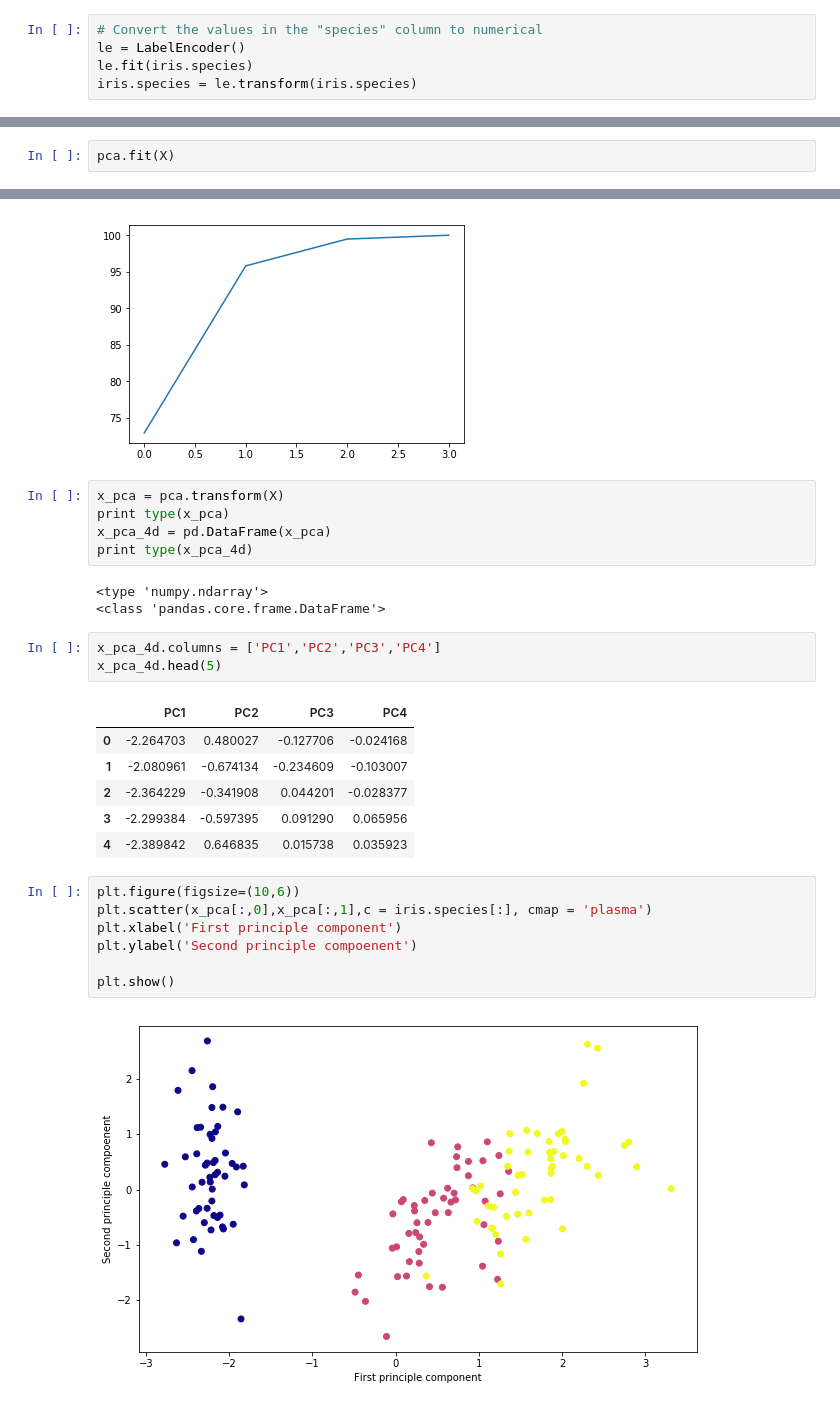
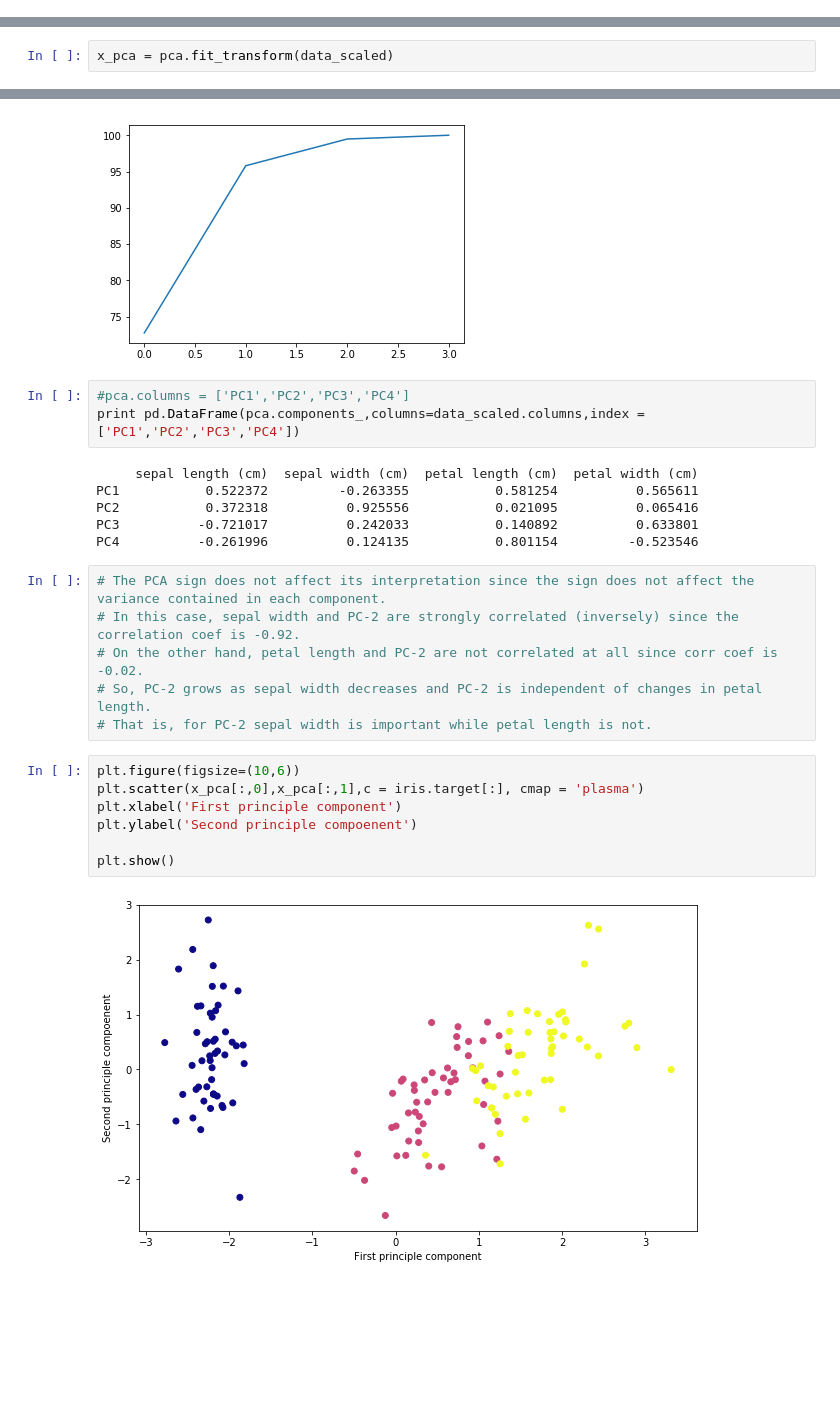
Before and after one commit to shaantanu-gaur/Data_analysis, a Jupyter notebook: principle_component_analysis/PCA.ipynb, the cells around one changed output, grey strips where cells are left out. Drawn from its saved outputs; the diff is of its cells as text; blank space fills up the shorter version.

Commit message:
added interpretation of PCA components

```diff
--- a/principle_component_analysis/PCA.ipynb
+++ b/principle_component_analysis/PCA.ipynb
@@ -26,5 +38,0 @@ iris.head(5)
-# %%
-# Convert the values in the "species" column to numerical
-le = LabelEncoder()
-le.fit(iris.species)
-iris.species = le.transform(iris.species)
@@ -51,4 +39,2 @@ array([[-0.90068117,  1.01900435, -1.34022653, -1.3154443 ],
 # %%
 pca = PCA(n_components=4)
-# %%
-pca.fit(X)
@@ -58,2 +41,4 @@ PCA(copy=True, iterated_power='auto', n_components=4, random_state=None,
+# %%
+x_pca = pca.fit_transform(data_scaled)
 # %%
 var = pca.explained_variance_ratio_
@@ -74,30 +58,27 @@ plt.plot(var1)
 # %% [output]
 [<matplotlib.lines.Line2D at 0x...>]
 [figure]
-# %%
-x_pca = pca.transform(X)
-print type(x_pca)
-x_pca_4d = pd.DataFrame(x_pca)
-print type(x_pca_4d)
-# %% [output]
-<type 'numpy.ndarray'>
-<class 'pandas.core.frame.DataFrame'>
-# %%
-x_pca_4d.columns = ['PC1','PC2','PC3','PC4']
-x_pca_4d.head(5)
-# %% [output]
-|  | PC1 | PC2 | PC3 | PC4 |
-| 0 | -2.264703 | 0.480027 | -0.127706 | -0.024168 |
-| 1 | -2.080961 | -0.674134 | -0.234609 | -0.103007 |
-| 2 | -2.364229 | -0.341908 | 0.044201 | -0.028377 |
-| 3 | -2.299384 | -0.597395 | 0.091290 | 0.065956 |
-| 4 | -2.389842 | 0.646835 | 0.015738 | 0.035923 |
+# %%
+#pca.columns = ['PC1','PC2','PC3','PC4']
+print pd.DataFrame(pca.components_,columns=data_scaled.columns,index = ['PC1','PC2','PC3','PC4'])
+# %% [output]
+     sepal length (cm)  sepal width (cm)  petal length (cm)  petal width (cm)
+PC1           0.522372         -0.263355           0.581254          0.565611
+PC2           0.372318          0.925556           0.021095          0.065416
+PC3          -0.721017          0.242033           0.140892          0.633801
+PC4          -0.261996          0.124135           0.801154         -0.523546
+# %%
+# The PCA sign does not affect its interpretation since the sign does not affect the variance contained in each component.
+# In this case, sepal width and PC-2 are strongly correlated (inversely) since the correlation coef is -0.92.
+# On the other hand, petal length and PC-2 are not correlated at all since corr coef is -0.02.
+# So, PC-2 grows as sepal width decreases and PC-2 is independent of changes in petal length.
+# That is, for PC-2 sepal width is important while petal length is not.
 # %%
 plt.figure(figsize=(10,6))
-plt.scatter(x_pca[:,0],x_pca[:,1],c = iris.species[:], cmap = 'plasma')
+plt.scatter(x_pca[:,0],x_pca[:,1],c = iris.target[:], cmap = 'plasma')
 plt.xlabel('First principle component')
 plt.ylabel('Second principle compoenent')
 
 plt.show()
 # %% [output]
-[figure, old version]
+[figure, new version]
```
Also changed, not shown: parts of 12 cells of this notebook.
